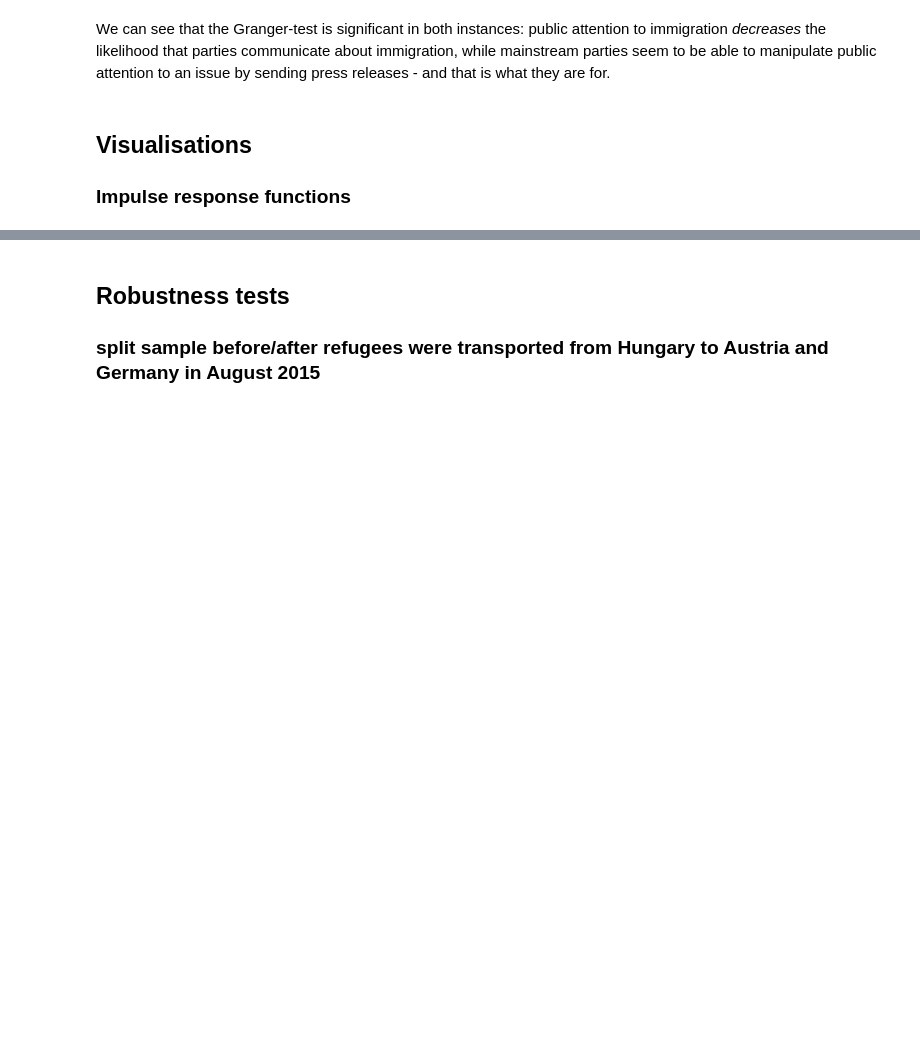
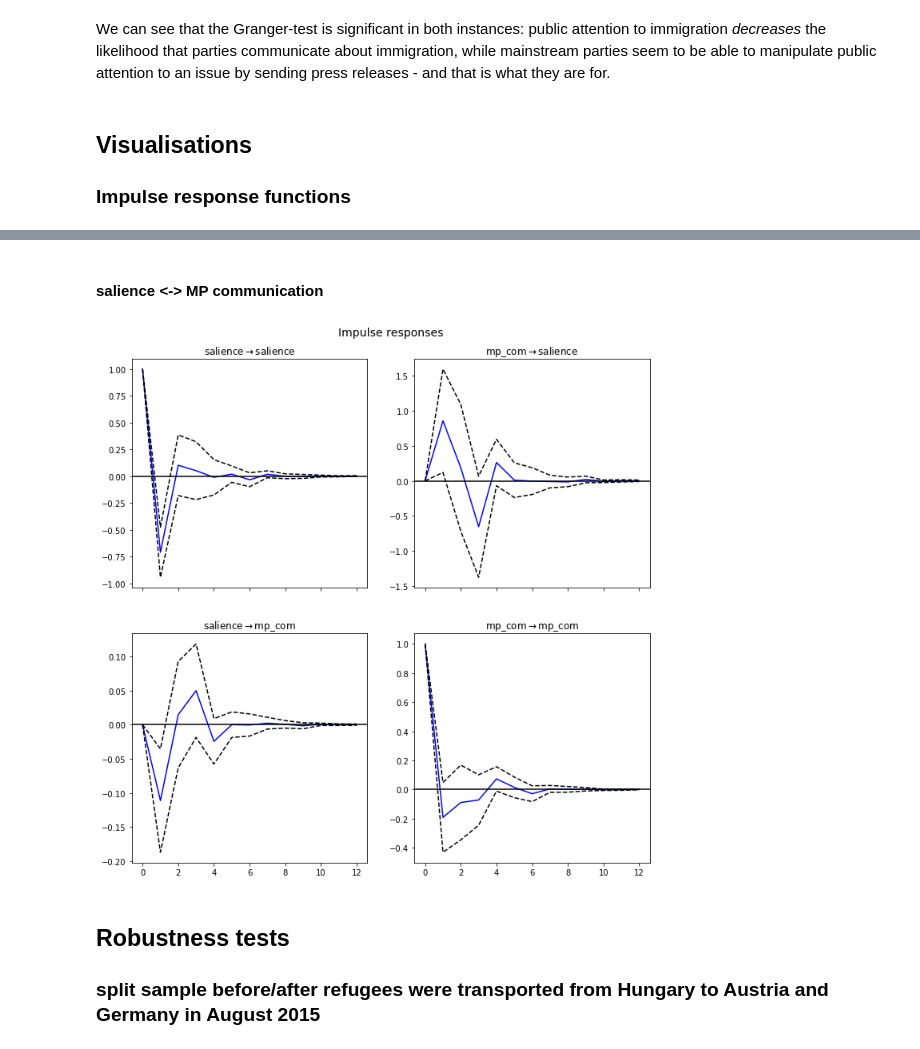
Before and after one commit to nicolaiberk/ImEm, a Jupyter notebook: 07_TimeSeries.ipynb, the cells around one changed output, grey strips where cells are left out. Cells and saved outputs as stored; diff of their text form; code cells hidden in the pictures; blank space fills up the shorter version.

```diff
--- a/07_TimeSeries.ipynb
+++ b/07_TimeSeries.ipynb
@@ -203,3 +205,10 @@ plot1 = irf.plot()
+# %% [markdown]
+#### salience <-> MP communication
+# %%
+irf = results3.irf(12)
+plot2 = irf.plot()
+# %% [output]
+[figure, added]
 # %% [markdown]
 ## Robustness tests
 
```
Also changed, not shown: parts of 3 cells of this notebook.
